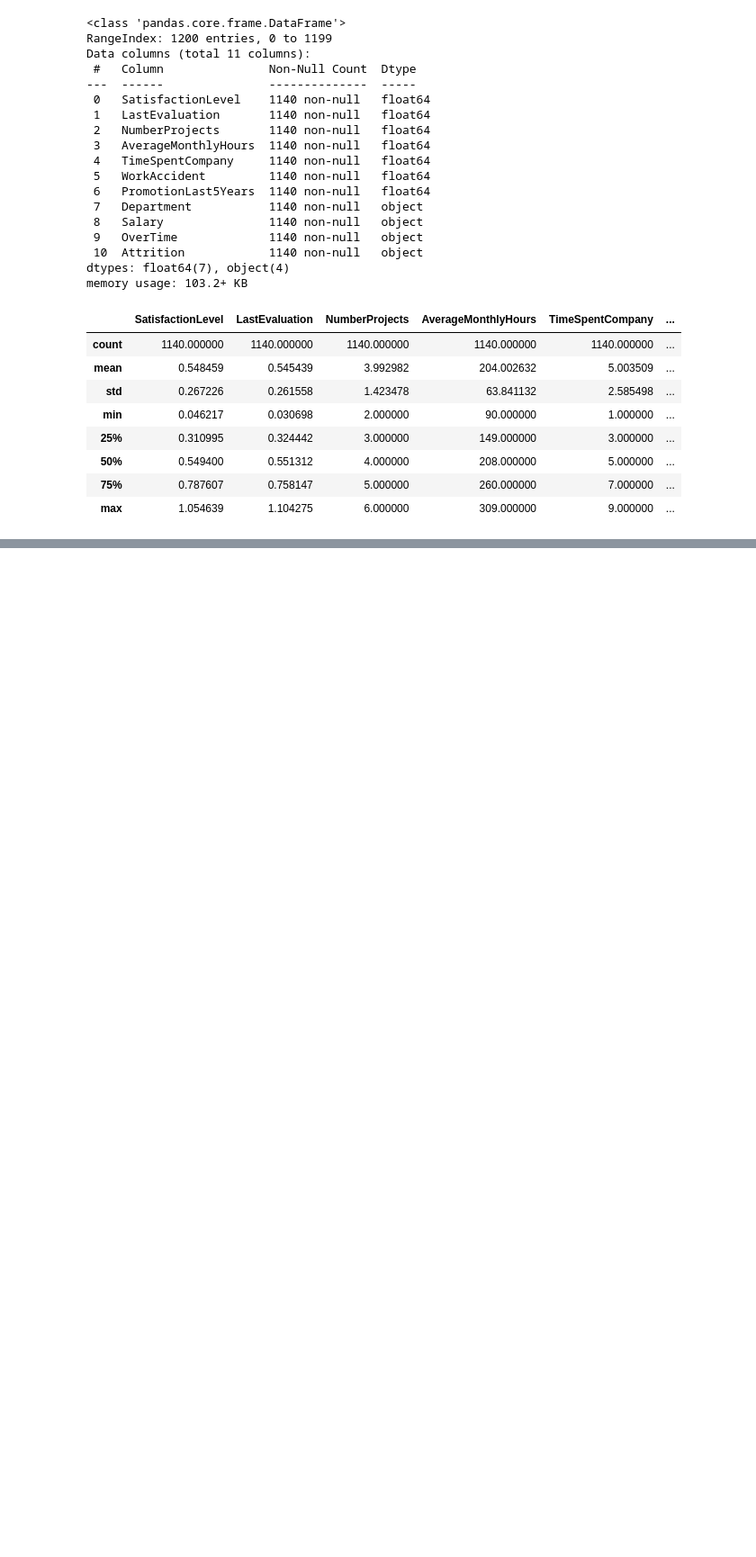
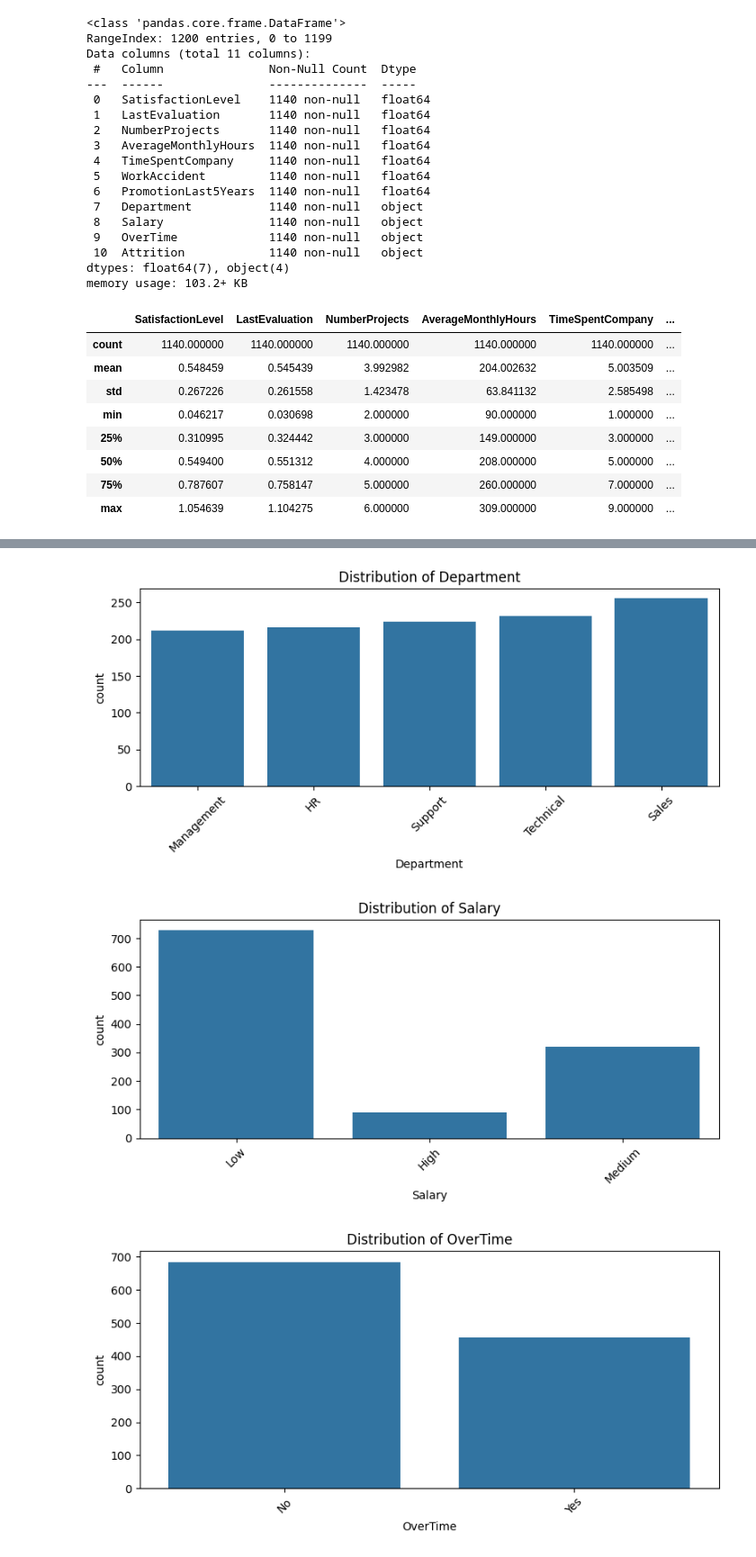
Before and after one commit to ahmetrnn/MachineLearningProject, a Jupyter notebook: Core/core/EDA.ipynb, the cells around one changed output, grey strips where cells are left out. Shown: that part at 90% size. Saved outputs shown, nothing was run; the diff lists cells and outputs as text; code cells hidden in the pictures; blank space fills up the shorter version.

```diff
--- a/Core/core/EDA.ipynb
+++ b/Core/core/EDA.ipynb
@@ -36,0 +116,17 @@ memory usage: 103.2+ KB
+# %%
+# Analyze frequency of categories (e.g., departments, salary levels)
+# Select categorical columns
+cat_cols = df_clean.select_dtypes(include='object').columns.drop('Attrition')
+
+# Count plots for each categorical columns
+for col in cat_cols:
+    plt.figure(figsize=(8, 4))
+    sns.countplot(data=df_clean, x=col)
+    plt.title(f'Distribution of {col}')
+    plt.xticks(rotation=45)
+    plt.tight_layout()
+    plt.show()
+# %% [output]
+[figure, added]
+[figure, added]
+[figure, added]
```
Also changed, not shown: parts of 5 cells of this notebook, 2 other files.
